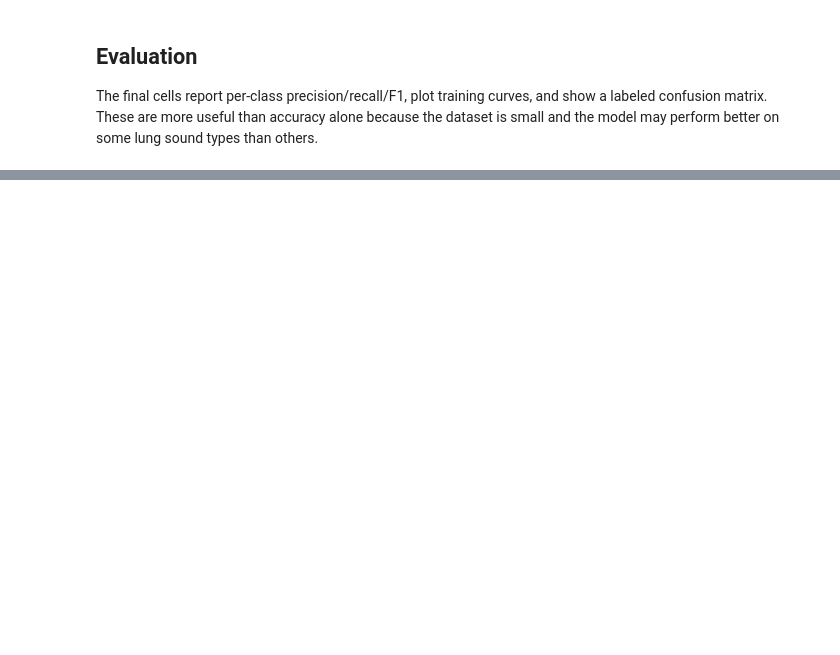
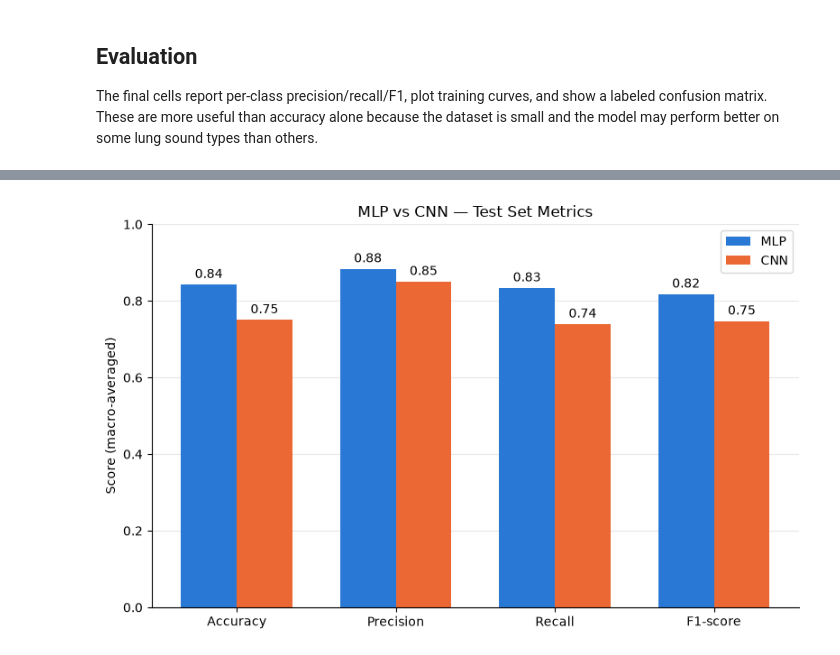
Before and after one commit to AnthonyCarrollJr/ML_Project2, a Jupyter notebook: main.ipynb, the cells around one changed output, grey strips where cells are left out. Cells and saved outputs as stored; diff of their text form; code cells hidden in the pictures; blank space fills up the shorter version.

```diff
--- a/main.ipynb
+++ b/main.ipynb
@@ -409,0 +491,42 @@ plt.show()
+# %%
+mlp_report = classification_report(y_test, mlp_pred, target_names=CLASSES, output_dict=True, zero_division=0)
+cnn_report = classification_report(yc_test, cnn_grid_pred, target_names=CLASSES, output_dict=True, zero_division=0)
+
+metric_labels = ["Accuracy", "Precision", "Recall", "F1-score"]
+mlp_scores = [
+    mlp_report["accuracy"],
+    mlp_report["macro avg"]["precision"],
+    mlp_report["macro avg"]["recall"],
+    mlp_report["macro avg"]["f1-score"],
+]
+cnn_scores = [
+    cnn_report["accuracy"],
+    cnn_report["macro avg"]["precision"],
+    cnn_report["macro avg"]["recall"],
+    cnn_report["macro avg"]["f1-score"],
+]
+
+x = np.arange(len(metric_labels))
+width = 0.35
+
+fig, ax = plt.subplots(figsize=(8, 5))
+mlp_bars = ax.bar(x - width/2, mlp_scores, width, label="MLP", color="#2a78d6")
+cnn_bars = ax.bar(x + width/2, cnn_scores, width, label="CNN", color="#eb6834")
+
+ax.set_xticks(x)
+ax.set_xticklabels(metric_labels)
+ax.set_ylim(0, 1)
+ax.set_ylabel("Score (macro-averaged)")
+ax.set_title("MLP vs CNN — Test Set Metrics")
+ax.grid(axis="y", alpha=0.3)
+ax.set_axisbelow(True)
+ax.spines["top"].set_visible(False)
+ax.spines["right"].set_visible(False)
+ax.legend()
+ax.bar_label(mlp_bars, fmt="%.2f", padding=3)
+ax.bar_label(cnn_bars, fmt="%.2f", padding=3)
+
+plt.tight_layout()
+plt.show()
+# %% [output]
+[figure, added]
```
Also changed, not shown: parts of 16 cells of this notebook.
